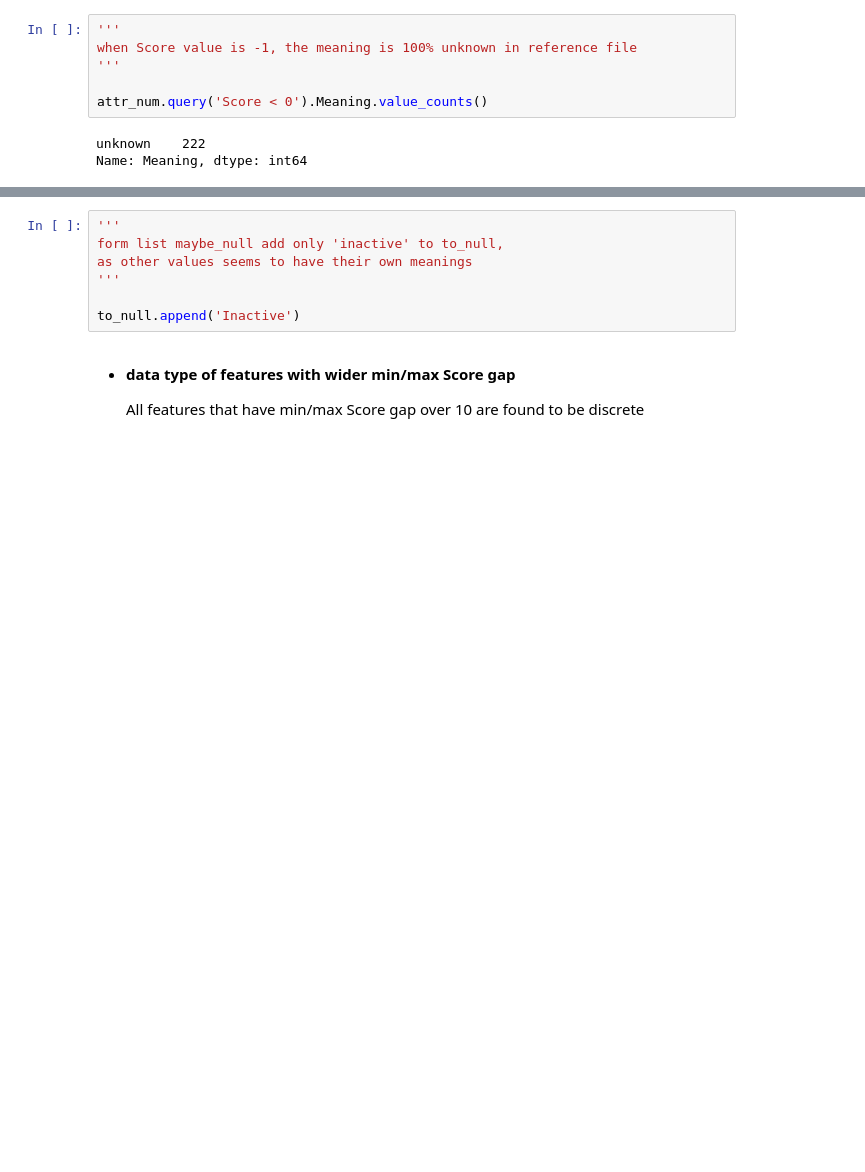
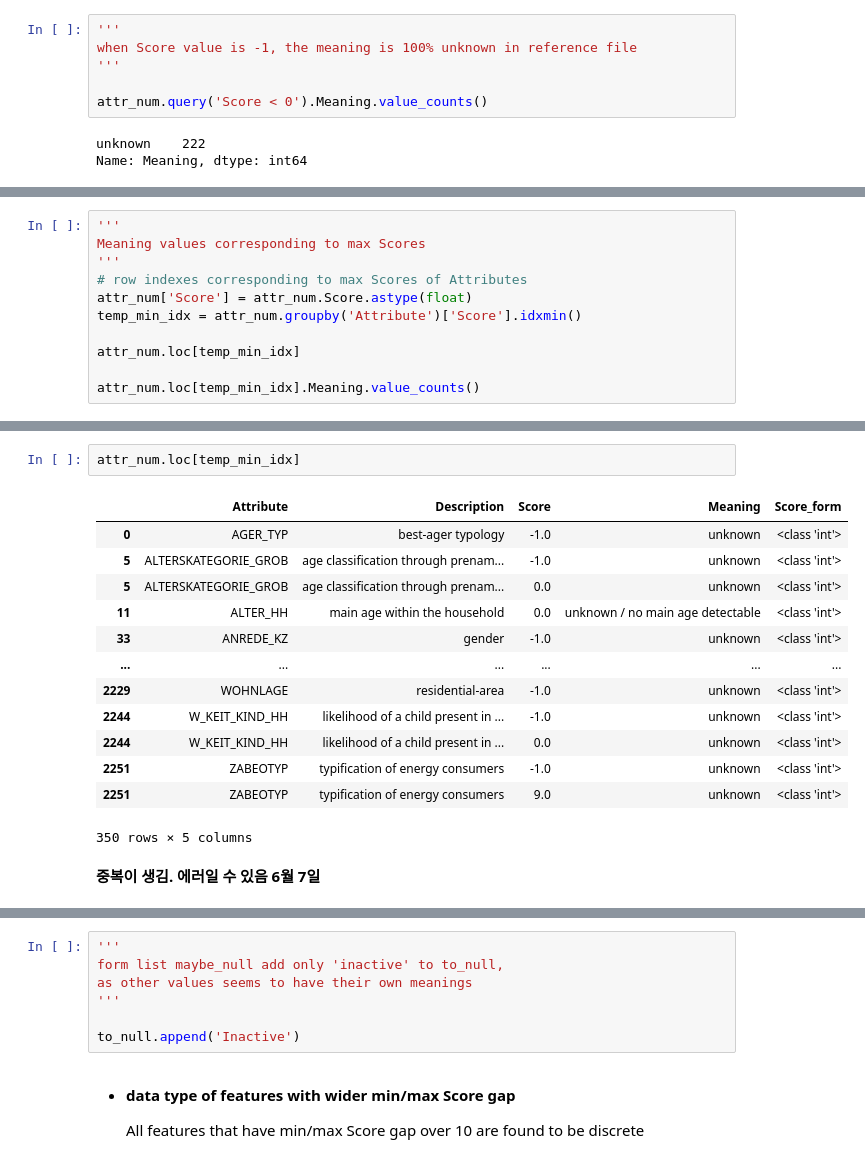
Before and after one commit to jaeyoun-chang/u_city_capstone, a Jupyter notebook: Arvato Project Workbook.ipynb, the cells around one changed output, grey strips where cells are left out. Drawn from its saved outputs; the diff is of its cells as text; blank space fills up the shorter version.

```diff
--- a/Arvato Project Workbook.ipynb
+++ b/Arvato Project Workbook.ipynb
@@ -663,0 +706,11 @@ Name: Meaning, dtype: int64
+# %%
+'''
+Meaning values corresponding to max Scores
+'''
+# row indexes corresponding to max Scores of Attributes
+attr_num['Score'] = attr_num.Score.astype(float)
+temp_min_idx = attr_num.groupby('Attribute')['Score'].idxmin()
+
+attr_num.loc[temp_min_idx]
+
+attr_num.loc[temp_min_idx].Meaning.value_counts()
@@ -663,0 +736,18 @@ Name: Meaning, dtype: int64
+# %%
+attr_num.loc[temp_min_idx]
+# %% [output]
+|  | Attribute | Description | Score | Meaning | Score_form |
+| 0 | AGER_TYP | best-ager typology | -1.0 | unknown | <class 'int'> |
+| 5 | ALTERSKATEGORIE_GROB | age classification through prenam... | -1.0 | unknown | <class 'int'> |
+| 5 | ALTERSKATEGORIE_GROB | age classification through prenam... | 0.0 | unknown | <class 'int'> |
+| 11 | ALTER_HH | main age within the household | 0.0 | unknown / no main age detectable | <class 'int'> |
+| 33 | ANREDE_KZ | gender | -1.0 | unknown | <class 'int'> |
+| ... | ... | ... | ... | ... | ... |
+| 2229 | WOHNLAGE | residential-area | -1.0 | unknown | <class 'int'> |
+| 2244 | W_KEIT_KIND_HH | likelihood of a child present in ... | -1.0 | unknown | <class 'int'> |
+| 2244 | W_KEIT_KIND_HH | likelihood of a child present in ... | 0.0 | unknown | <class 'int'> |
+| 2251 | ZABEOTYP | typification of energy consumers | -1.0 | unknown | <class 'int'> |
+| 2251 | ZABEOTYP | typification of energy consumers | 9.0 | unknown | <class 'int'> |
+350 rows × 5 columns
+# %% [markdown]
+**중복이 생김. 에러일 수 있음 6월 7일**
```
Also changed, not shown: parts of 91 cells of this notebook, 3 other files.
